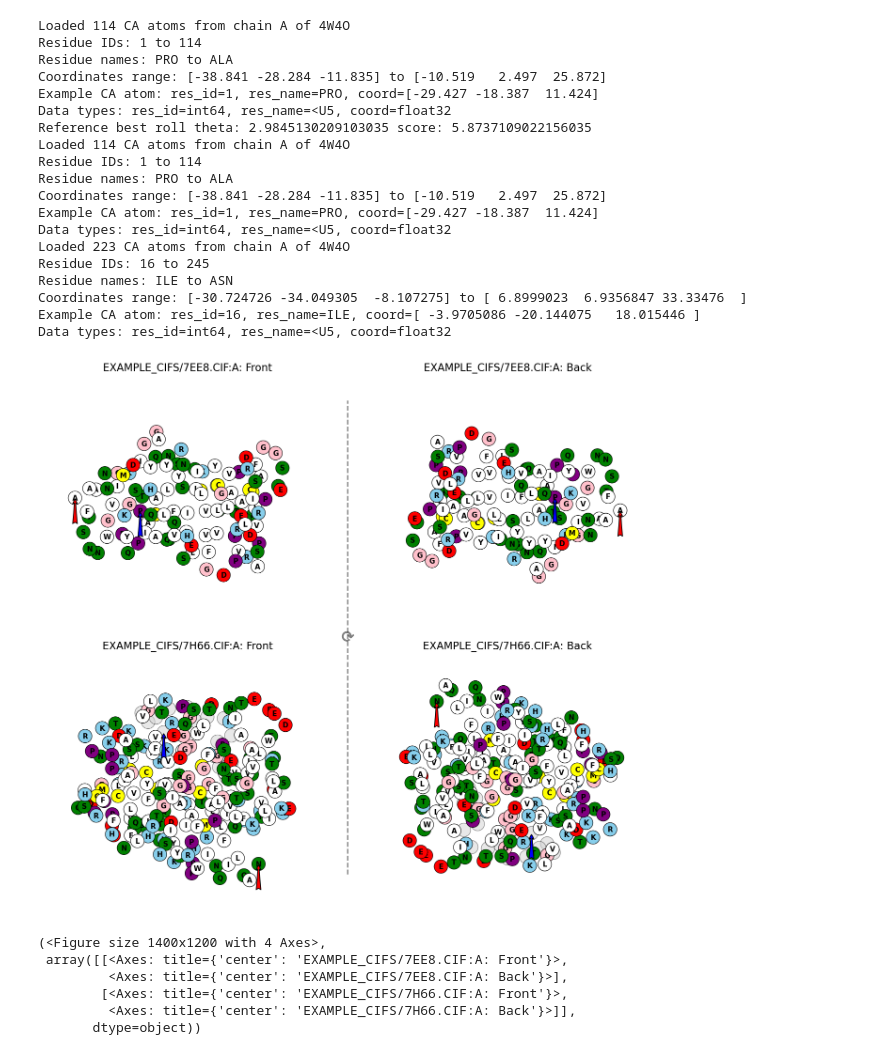
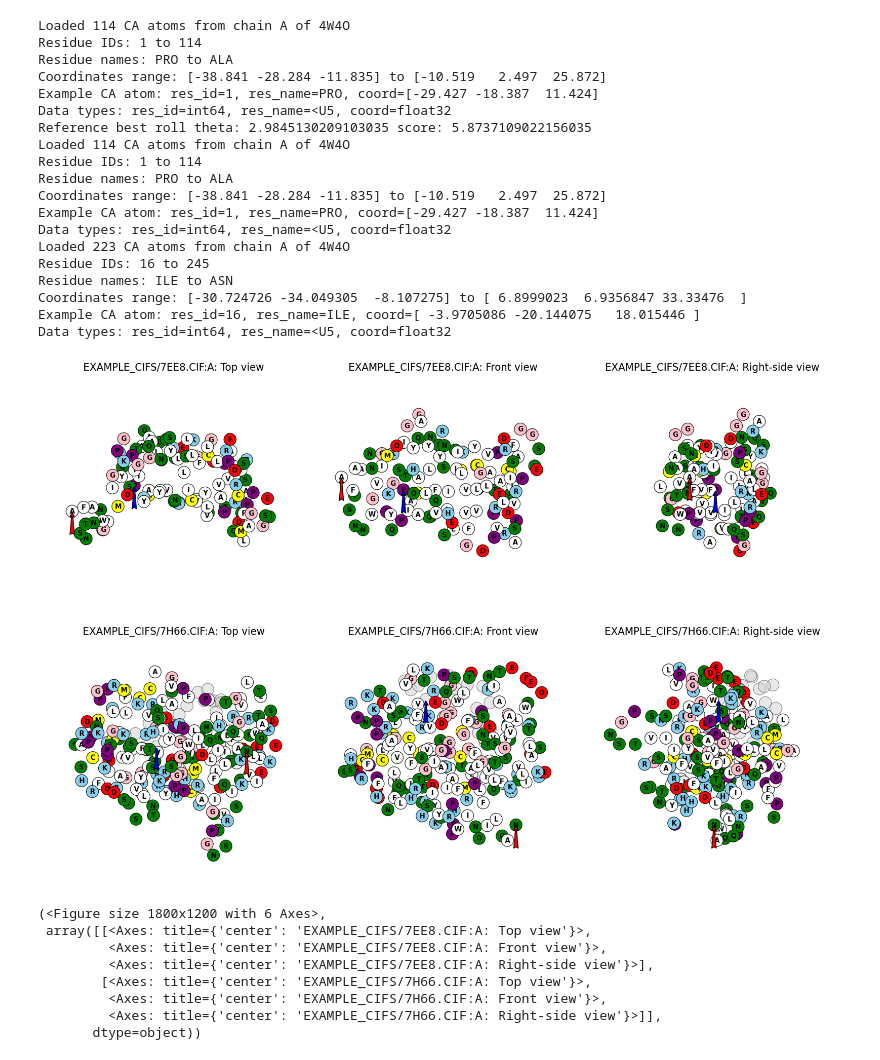
Before and after one commit to WenyueDai/Playground_biotite_atomworks_small, a Jupyter notebook: 20260214_biotite_image_globule_project.ipynb, the cells around one changed output. Saved outputs shown, nothing was run; the diff lists cells and outputs as text; code cells hidden in the pictures.

```diff
--- a/20260214_biotite_image_globule_project.ipynb
+++ b/20260214_biotite_image_globule_project.ipynb
@@ -376,38 +371,40 @@ def align_and_plot_front_back(entries, model=1):
 #     {"pdb": "1H9V", "chain": "A", "mask_ranges": [(232, 300), (400, 450)]},
 #     {"pdb": "1E4J", "chain": "A", "mask_ranges": [(0, 30)]},
 # ]
 
 entries = [
     {"pdb": "example_cifs/7ee8.cif", "chain": "A", "mask_ranges": [(232, 300), (400, 450)]},
     {"pdb": "example_cifs/7h66.cif", "chain": "A", "mask_ranges": [(0, 30)]},
 ]
 
 
-align_and_plot_front_back(entries, model=1)
+align_and_plot_three_views(entries, model=1)
 # %% [output]
 Loaded 114 CA atoms from chain A of 4W4O
 Residue IDs: 1 to 114
 Residue names: PRO to ALA
 Coordinates range: [-38.841 -28.284 -11.835] to [-10.519   2.497  25.872]
 Example CA atom: res_id=1, res_name=PRO, coord=[-29.427 -18.387  11.424]
 Data types: res_id=int64, res_name=<U5, coord=float32
 Reference best roll theta: 2.9845130209103035 score: 5.8737109022156035
 Loaded 114 CA atoms from chain A of 4W4O
 Residue IDs: 1 to 114
 Residue names: PRO to ALA
 Coordinates range: [-38.841 -28.284 -11.835] to [-10.519   2.497  25.872]
 Example CA atom: res_id=1, res_name=PRO, coord=[-29.427 -18.387  11.424]
 Data types: res_id=int64, res_name=<U5, coord=float32
 Loaded 223 CA atoms from chain A of 4W4O
 Residue IDs: 16 to 245
 Residue names: ILE to ASN
 Coordinates range: [-30.724726 -34.049305  -8.107275] to [ 6.8999023  6.9356847 33.33476  ]
 Example CA atom: res_id=16, res_name=ILE, coord=[ -3.9705086 -20.144075   18.015446 ]
 Data types: res_id=int64, res_name=<U5, coord=float32
-[figure, old version]
+[figure, new version]
-(<Figure size 1400x1200 with 4 Axes>,
- array([[<Axes: title={'center': 'EXAMPLE_CIFS/7EE8.CIF:A: Front'}>,
-         <Axes: title={'center': 'EXAMPLE_CIFS/7EE8.CIF:A: Back'}>],
-        [<Axes: title={'center': 'EXAMPLE_CIFS/7H66.CIF:A: Front'}>,
-         <Axes: title={'center': 'EXAMPLE_CIFS/7H66.CIF:A: Back'}>]],
+(<Figure size 1800x1200 with 6 Axes>,
+ array([[<Axes: title={'center': 'EXAMPLE_CIFS/7EE8.CIF:A: Top view'}>,
+         <Axes: title={'center': 'EXAMPLE_CIFS/7EE8.CIF:A: Front view'}>,
+         <Axes: title={'center': 'EXAMPLE_CIFS/7EE8.CIF:A: Right-side view'}>],
+        [<Axes: title={'center': 'EXAMPLE_CIFS/7H66.CIF:A: Top view'}>,
+         <Axes: title={'center': 'EXAMPLE_CIFS/7H66.CIF:A: Front view'}>,
+         <Axes: title={'center': 'EXAMPLE_CIFS/7H66.CIF:A: Right-side view'}>]],
        dtype=object))
```
Also changed, not shown: parts of 1 cell of this notebook.
